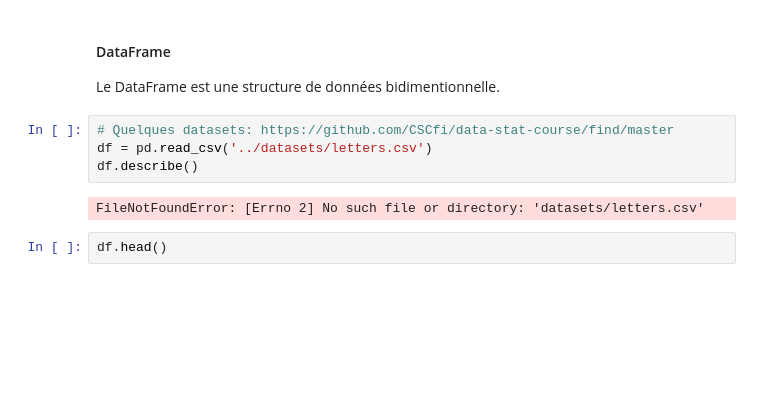
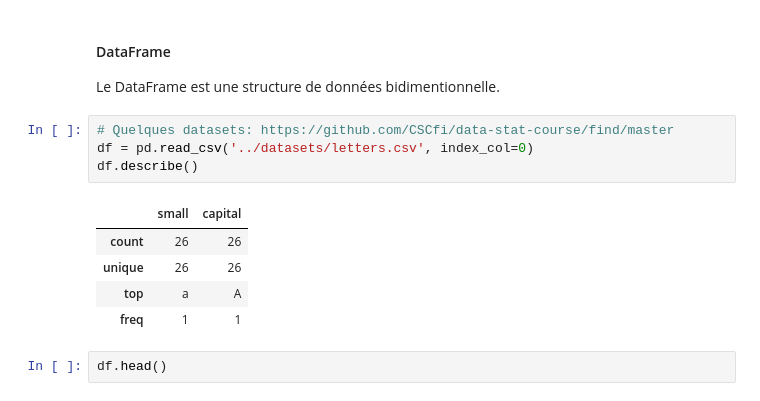
Before and after one commit to leoleducq/Data-Mining, a Jupyter notebook: TP/TP2/tp02-pandas-numpy.ipynb, the cells around one changed output. Drawn from its saved outputs; the diff is of its cells as text; blank space fills up the shorter version.

```diff
--- a/TP/TP2/tp02-pandas-numpy.ipynb
+++ b/TP/TP2/tp02-pandas-numpy.ipynb
@@ -104,10 +109,14 @@ dtype: object
 Le DataFrame est une structure de données bidimentionnelle.
 # %%
 # Quelques datasets: https://github.com/CSCfi/data-stat-course/find/master
-df = pd.read_csv('../datasets/letters.csv')
+df = pd.read_csv('../datasets/letters.csv', index_col=0)
 df.describe()
 # %% [output]
-FileNotFoundError: [Errno 2] No such file or directory: 'datasets/letters.csv'
+|  | small | capital |
+| count | 26 | 26 |
+| unique | 26 | 26 |
+| top | a | A |
+| freq | 1 | 1 |
 # %%
 df.head()
 # %% [output]
```
Also changed, not shown: parts of 31 cells of this notebook.
